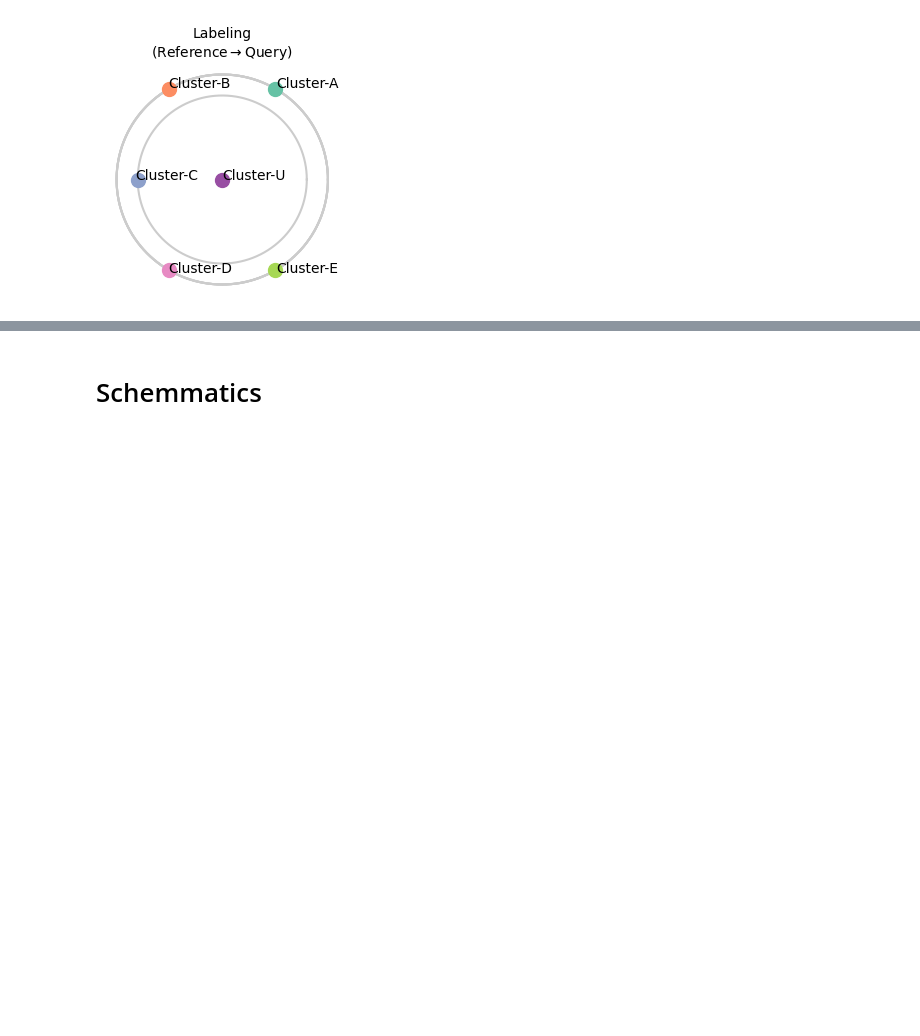
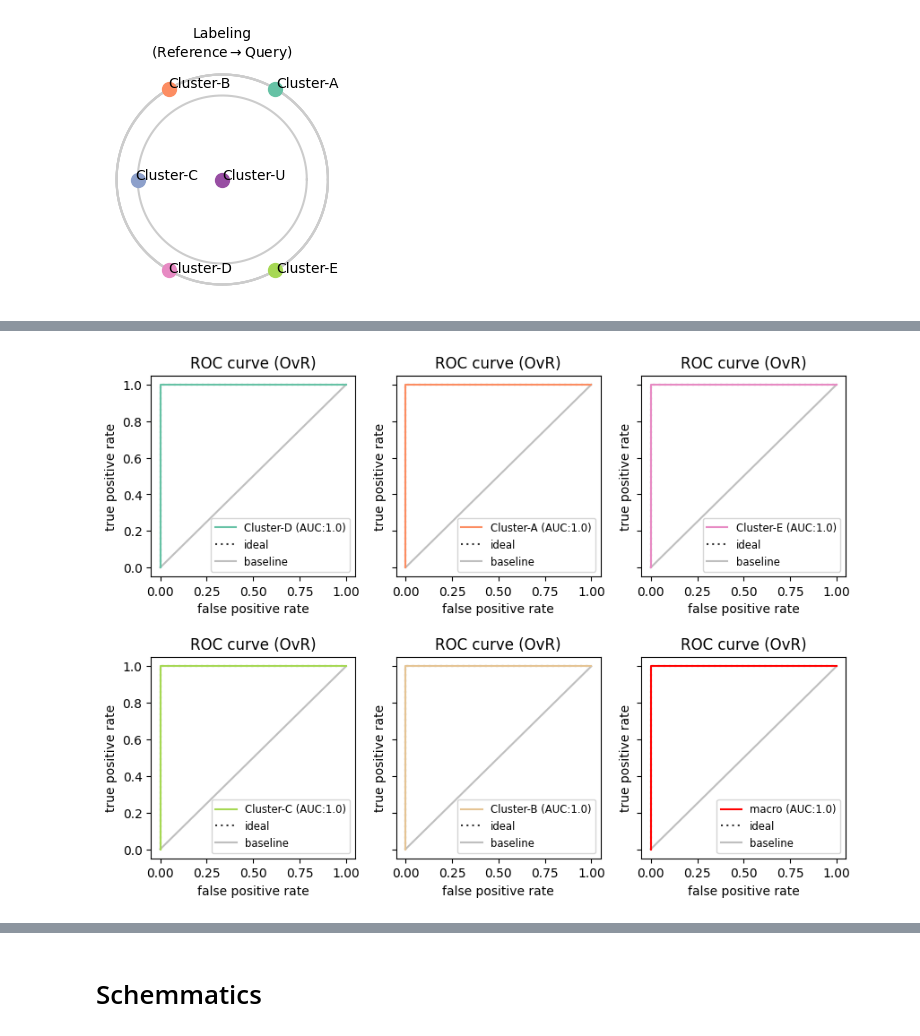
Before and after one commit to yo-aka-gene/grnet, a Jupyter notebook: docs/notebooks/toydata_viz.ipynb, the cells around one changed output, grey strips where cells are left out. Cells and saved outputs as stored; diff of their text form; code cells hidden in the pictures; blank space fills up the shorter version.

```diff
--- a/docs/notebooks/toydata_viz.ipynb
+++ b/docs/notebooks/toydata_viz.ipynb
@@ -406,0 +466,5 @@ fig.savefig(f"{conf.export}/r2q.png", **kwarg_savefig)
+# %%
+%%capture
+model.run()
+# %%
+tuned = model.get_best_booster()
@@ -406,0 +493,41 @@ fig.savefig(f"{conf.export}/r2q.png", **kwarg_savefig)
+# %%
+def plot_roc(model, x, y, ax, cmap, label_dict):
+    assert len(ax.ravel()) >= 4, \
+        f"At least 4 subplots are required; got {ax}"
+
+    roc = roc_multi(model, x, y)
+    ax = ax.ravel()
+
+    for (i, x_), y_, auc, label in zip(enumerate(roc.x), roc.y, roc.auc, label_dict):
+        ax[i].plot(x_, y_, label=f"{label} (AUC:{auc.round(3)})", c=eval(f"plt.cm.{cmap}")(i/len(roc.auc)))
+
+    ax[-1].plot(
+        [0] + np.linspace(0, 1, 100).tolist(),
+        [0] + np.stack([
+            np.interp(np.linspace(0, 1, 100), x, y) for x, y in zip(roc.x, roc.y)
+        ]).mean(axis=0).tolist(),
+        c="r",
+        label=f"macro (AUC:{np.array(roc.auc).mean().round(3)})"
+    )
+    ax[-1].set_ylim(*ax[0].get_ylim())
+
+    [sp.plot([0, 0, 1], [0, 1, 1], linestyle=(0, (1, 2)), c=".2", label="ideal", zorder=0) for sp in ax]
+    [sp.plot([0, 1], [0, 1], c="gray", label="baseline", zorder=1, alpha=0.5) for sp in ax]
+    [sp.set(xlabel="false positive rate", ylabel="true positive rate", title="ROC curve (OvR)") for sp in ax]
+    [sp.legend(fontsize="small") for sp in ax]
+# %%
+label_bin = label_binarize(
+    conf.data.obs["leiden"][y_te.index],
+    classes = conf.data.obs["leiden"].unique()
+)
+# %%
+fig, ax = plt.subplots(2, 3, sharey=True, figsize=(10, 7))
+plt.subplots_adjust(hspace=.4)
+
+plot_roc(
+    tuned, x_te, label_bin,
+    ax, cmap="Set2",
+    label_dict={v: i for i, v in enumerate(conf.data.obs["leiden"].unique())}
+)
+# %% [output]
+[figure, added]
```
Also changed, not shown: parts of 15 cells of this notebook.
